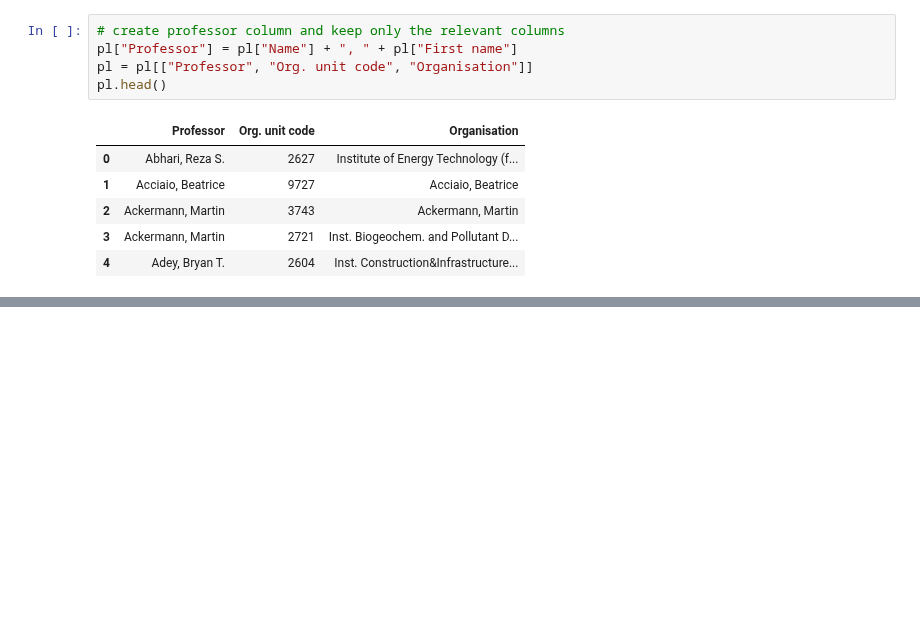
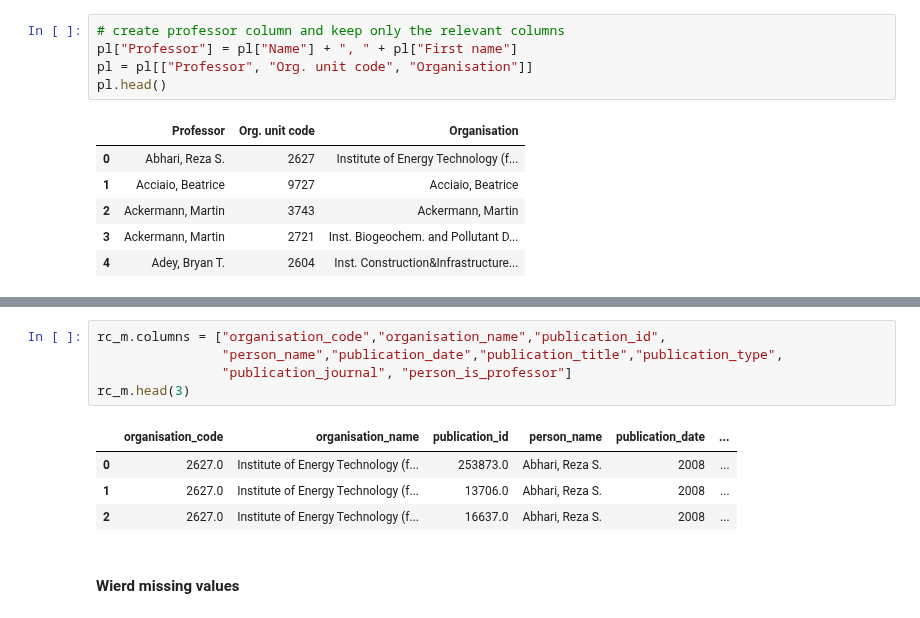
Before and after one commit to GiuliaLanzillotta/ETH_SEARCH, a Jupyter notebook: Data import.ipynb, the cells around one changed output, grey strips where cells are left out. Cells and saved outputs as stored; diff of their text form; blank space fills up the shorter version.

```diff
--- a/Data import.ipynb
+++ b/Data import.ipynb
@@ -141,0 +154,12 @@ rc_m.head()
+# %%
+rc_m.columns = ["organisation_code","organisation_name","publication_id",
+                "person_name","publication_date","publication_title","publication_type",
+                "publication_journal", "person_is_professor"]
+rc_m.head(3)
+# %% [output]
+|  | organisation_code | organisation_name | publication_id | person_name | publication_date | ... |
+| 0 | 2627.0 | Institute of Energy Technology (f... | 253873.0 | Abhari, Reza S. | 2008 | ... |
+| 1 | 2627.0 | Institute of Energy Technology (f... | 13706.0 | Abhari, Reza S. | 2008 | ... |
+| 2 | 2627.0 | Institute of Energy Technology (f... | 16637.0 | Abhari, Reza S. | 2008 | ... |
+# %% [markdown]
+#### Wierd missing values
```
Also changed, not shown: parts of 8 cells of this notebook.
